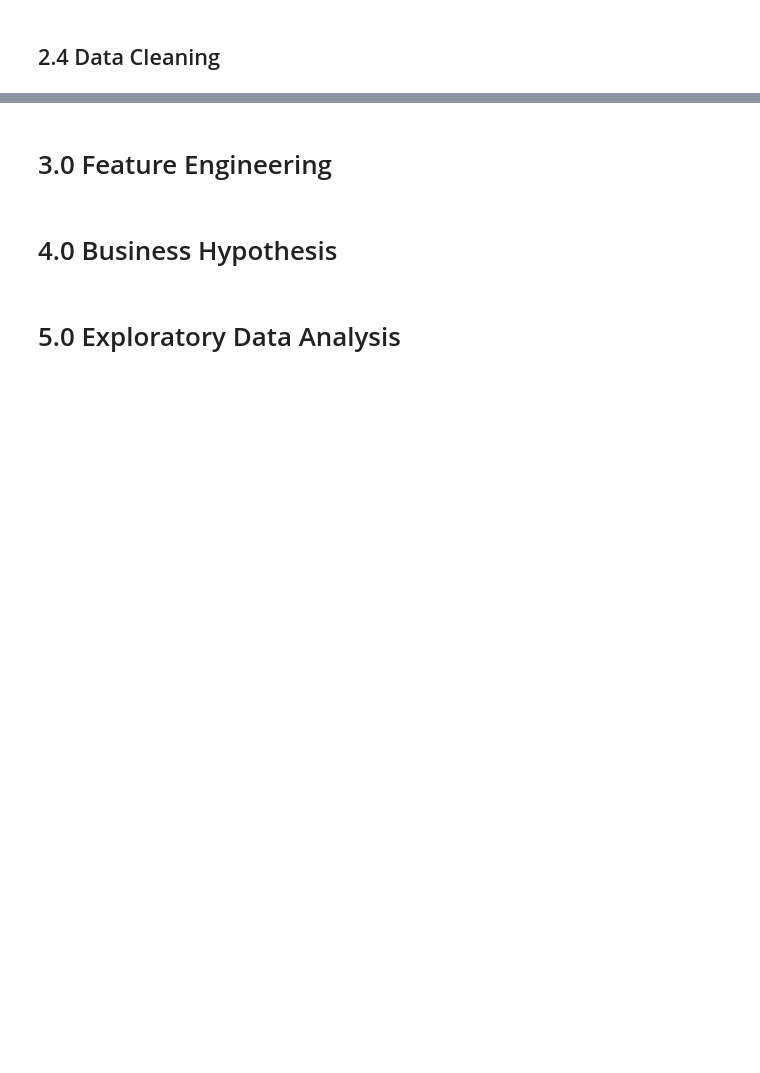
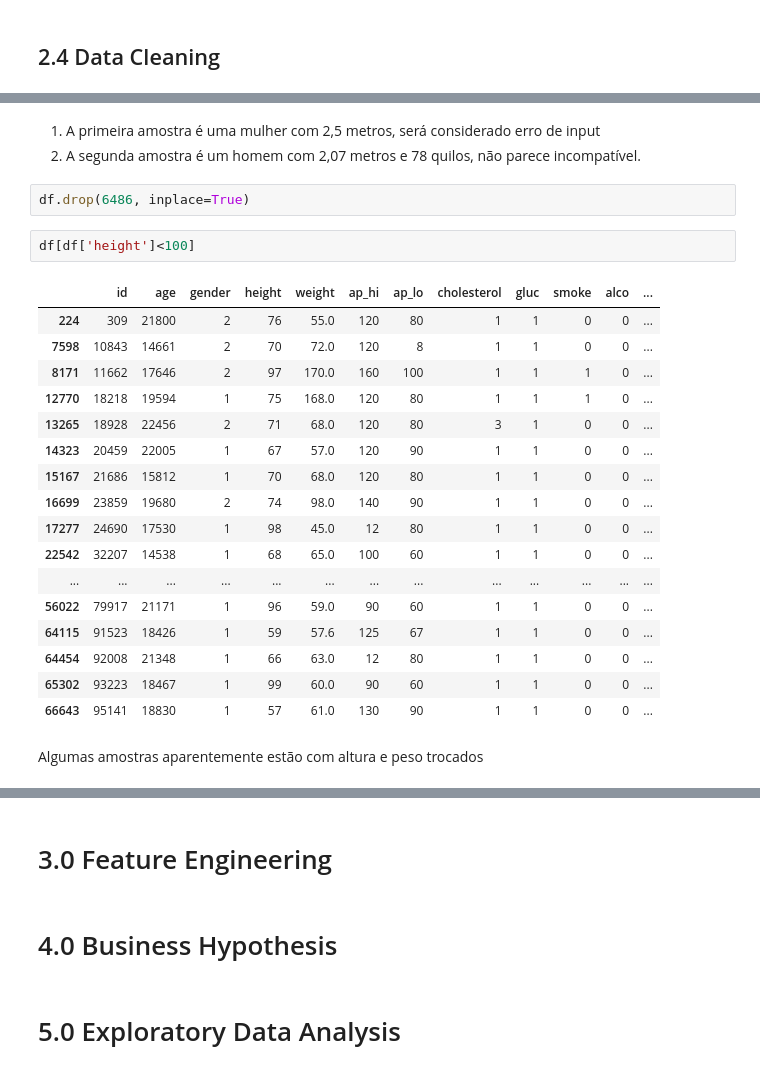
Before and after one commit to Samoelmoura/cardio_diseases_predict, a Jupyter notebook: notebooks/cardio_diseases_predict.ipynb, the cells around one changed output, grey strips where cells are left out. Drawn from its saved outputs; the diff is of its cells as text; blank space fills up the shorter version.

```diff
--- a/notebooks/cardio_diseases_predict.ipynb
+++ b/notebooks/cardio_diseases_predict.ipynb
@@ -144,0 +298,27 @@ Mulheres são maioria com 65% do total, 75% dos pacientes possuem colesterol nor
+# %% [markdown]
+1. A primeira amostra é uma mulher com 2,5 metros, será considerado erro de input
+2. A segunda amostra é um homem com 2,07 metros e 78 quilos, não parece incompatível.
+# %%
+df.drop(6486, inplace=True)
+# %%
+df[df['height']<100]
+# %% [output]
+|  | id | age | gender | height | weight | ap_hi | ap_lo | cholesterol | gluc | smoke | alco | ... |
+| 224 | 309 | 21800 | 2 | 76 | 55.0 | 120 | 80 | 1 | 1 | 0 | 0 | ... |
+| 7598 | 10843 | 14661 | 2 | 70 | 72.0 | 120 | 8 | 1 | 1 | 0 | 0 | ... |
+| 8171 | 11662 | 17646 | 2 | 97 | 170.0 | 160 | 100 | 1 | 1 | 1 | 0 | ... |
+| 12770 | 18218 | 19594 | 1 | 75 | 168.0 | 120 | 80 | 1 | 1 | 1 | 0 | ... |
+| 13265 | 18928 | 22456 | 2 | 71 | 68.0 | 120 | 80 | 3 | 1 | 0 | 0 | ... |
+| 14323 | 20459 | 22005 | 1 | 67 | 57.0 | 120 | 90 | 1 | 1 | 0 | 0 | ... |
+| 15167 | 21686 | 15812 | 1 | 70 | 68.0 | 120 | 80 | 1 | 1 | 0 | 0 | ... |
+| 16699 | 23859 | 19680 | 2 | 74 | 98.0 | 140 | 90 | 1 | 1 | 0 | 0 | ... |
+| 17277 | 24690 | 17530 | 1 | 98 | 45.0 | 12 | 80 | 1 | 1 | 0 | 0 | ... |
+| 22542 | 32207 | 14538 | 1 | 68 | 65.0 | 100 | 60 | 1 | 1 | 0 | 0 | ... |
+| ... | ... | ... | ... | ... | ... | ... | ... | ... | ... | ... | ... | ... |
+| 56022 | 79917 | 21171 | 1 | 96 | 59.0 | 90 | 60 | 1 | 1 | 0 | 0 | ... |
+| 64115 | 91523 | 18426 | 1 | 59 | 57.6 | 125 | 67 | 1 | 1 | 0 | 0 | ... |
+| 64454 | 92008 | 21348 | 1 | 66 | 63.0 | 12 | 80 | 1 | 1 | 0 | 0 | ... |
+| 65302 | 93223 | 18467 | 1 | 99 | 60.0 | 90 | 60 | 1 | 1 | 0 | 0 | ... |
+| 66643 | 95141 | 18830 | 1 | 57 | 61.0 | 130 | 90 | 1 | 1 | 0 | 0 | ... |
+# %% [markdown]
+Algumas amostras aparentemente estão com altura e peso trocados
```
Also changed, not shown: parts of 31 cells of this notebook.
